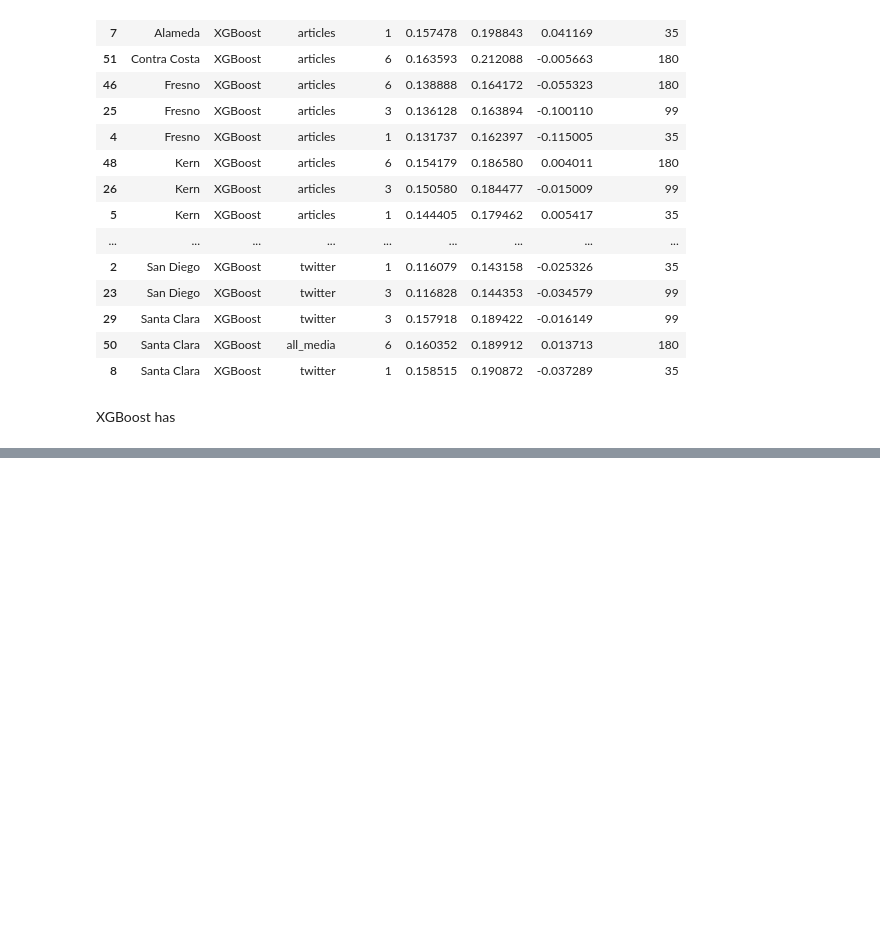
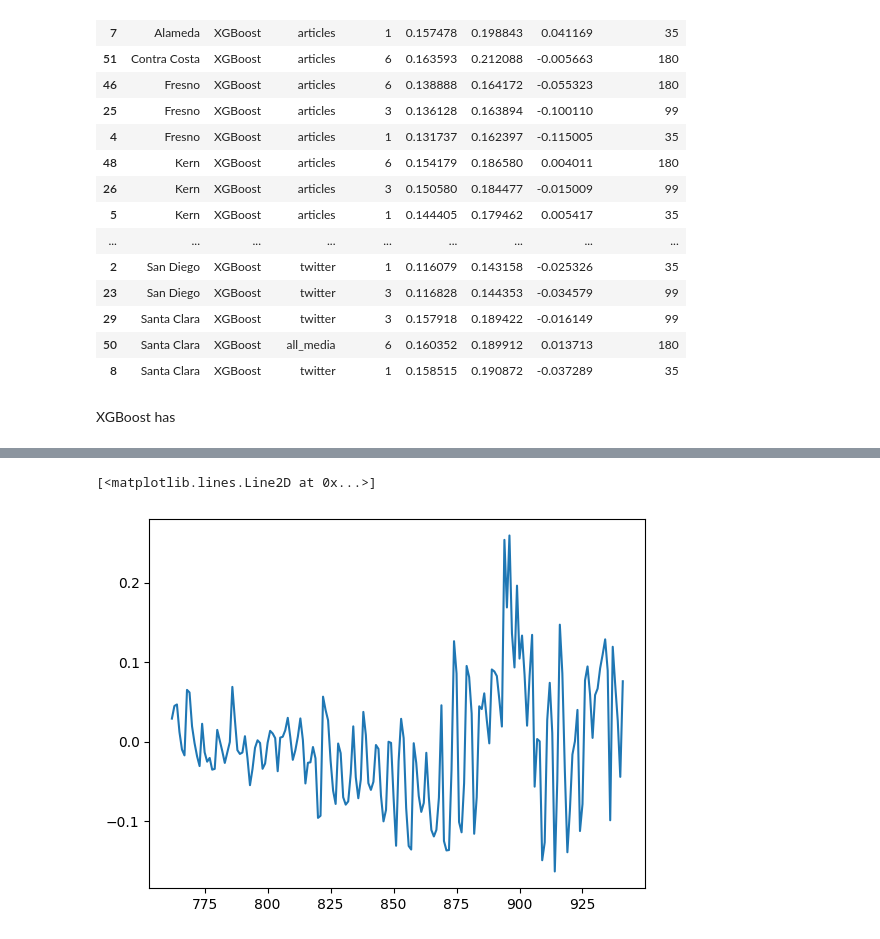
Before and after one commit to MBanuelos/ValleyFever-MediaSignals, a Jupyter notebook: notebooks/Media/Best_Models.ipynb, the cells around one changed output, grey strips where cells are left out. Drawn from its saved outputs; the diff is of its cells as text; code cells hidden in the pictures; blank space fills up the shorter version.

Commit message:
models ran (no LSTM) for 2001 to 2024 articlesp

```diff
--- a/notebooks/Media/Best_Models.ipynb
+++ b/notebooks/Media/Best_Models.ipynb
@@ -398,3 +395,5 @@ top10_counties_by_horizon.sort_values(by='County')
 | 8 | Santa Clara | XGBoost | twitter | 1 | 0.158515 | 0.190872 | -0.037289 | 35 |
 # %% [markdown]
 XGBoost has
+# %%
+lstm_preds=pd.read_csv(r'C:\Users\zions\Cocci\ValleyFever-MediaSignals\results\media\Predictions\LSTM_predictions.csv')
@@ -400,0 +416,22 @@ XGBoost has
+# %%
+# county_preds = {}
+
+# for (county, horizon), df in lstm_preds.groupby(['County', 'Horizon']):
+#     county_preds[(county, horizon)] = df
+#     county_preds[county] = lstm_preds[
+#         lstm_preds['County'] == county
+#     ]
+#     county_preds[county, horizon] = county_preds[
+#         county_preds['Horizon'] == horizon
+#     ]
+
+county_preds = {}
+
+for county, county_df in lstm_preds.groupby('County'):
+    county_preds[county] = {}
+
+    for horizon, horizon_df in county_df.groupby('Horizon'):
+        county_preds[county][horizon] = {}
+
+        for feature_set, feature_set_df in horizon_df.groupby('Feature_Set'):
+            county_preds[county][horizon][feature_set] = feature_set_df
@@ -400,0 +456,6 @@ XGBoost has
+# %%
+plt.plot(county_preds['Alameda'][6]['twitter']['predicted'],
+dates)
+# %% [output]
+[<matplotlib.lines.Line2D at 0x...>]
+[figure, added]
```
Also changed, not shown: parts of 10 cells of this notebook, 15 other files.
